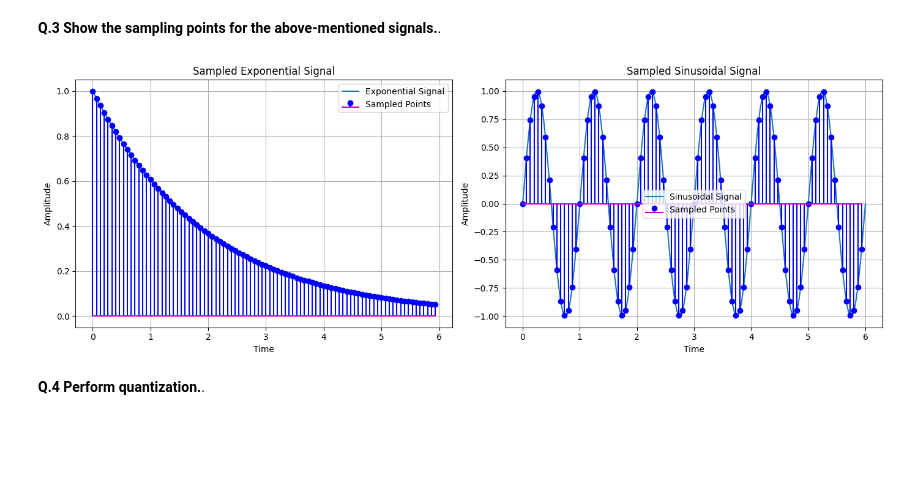
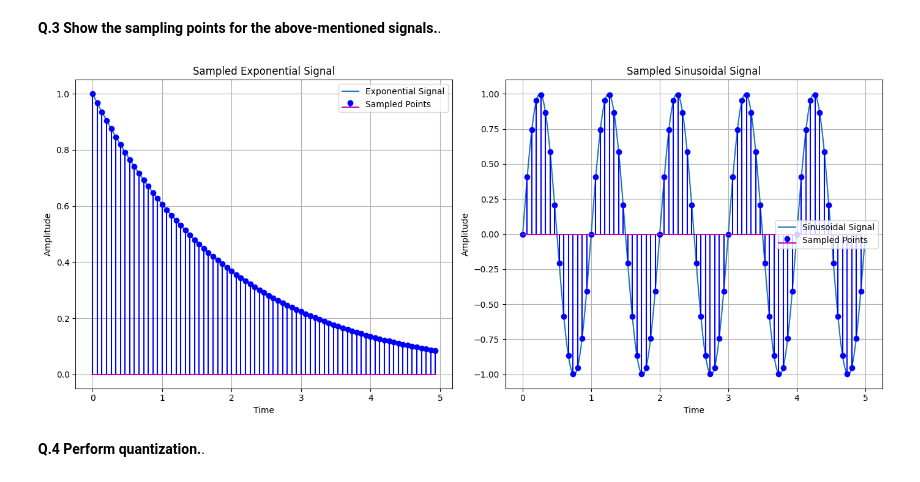
Before and after one commit to justsaumit/MCC, a Jupyter notebook: Lab01/Lab01-Sampling_and_Quantization.ipynb, the cells around one changed output. Saved outputs shown, nothing was run; the diff lists cells and outputs as text; code cells hidden in the pictures; blank space fills up the shorter version.

```diff
--- a/Lab01/Lab01-Sampling_and_Quantization.ipynb
+++ b/Lab01/Lab01-Sampling_and_Quantization.ipynb
@@ -25,21 +25,21 @@ For a sinusoidal signal, the equation is `x(t) = A * sin(2 * pi * f * t)`, where
 # Parameters for exponential signal
 a = 1.0                # Initial amplitude
 decay_factor = 0.5     # Decay factor, controls how fast the signal decreases
-signal_duration = 6    # Duration of the signal in seconds
+signal_duration = 5    # Duration of the signal in seconds
 sampling_rate = 15
 
 # Time values for the signal
+time = np.arange(0, signal_duration, 1/sampling_rate)
 #time = np.linspace(0, signal_duration, int(signal_duration * sampling_rate))
-time = np.arange(0, signal_duration, 1/sampling_rate)
 
 # Generate the exponential signal
 exponential_signal = a * np.exp(-decay_factor * time)
 # %%
 # Parameters for sinusoidal signal
-A = 1.0          # Amplitude of the sinusoidal wave
-f = 1                # Frequency in Hz
-num_samples = 1000   # Number of samples
-sine_duration = 6    # Duration of the signal in seconds
+A = 1.0             # Amplitude of the sinusoidal wave
+f = 1               # Frequency in Hz
+num_samples = 1000  # Number of samples
+sine_duration = 5   # Duration of the signal in seconds
 # Generate time values for the sinusoidal signal
 time_sin = np.linspace(0, sine_duration, num_samples)
 # Generate the sinusoidal signal
@@ -81,35 +82,39 @@ plt.show()
 **Q.3 Show the sampling points for the above-mentioned signals.**.
 # %%
 # Sampling
+# Generate time values for the sampled exponential and sinusoidal signal
 t_sampled = np.arange(0, signal_duration, 1/sampling_rate)
 t_sampled_sin = np.arange(0, sine_duration, 1/sampling_rate)
+# Generate sampled exponential and sinusoidal signal
 exp_signal_sampled = a * np.exp(-decay_factor * t_sampled)
 sin_signal_sampled = A * np.sin(2 * np.pi * f * t_sampled_sin)
 
 # Plotting
-plt.figure(figsize=(14, 5))
+plt.figure(figsize=(14, 6))
 
+# Left subplot for sampled exponential signal
 plt.subplot(1, 2, 1)
 plt.plot(time, exponential_signal, label='Exponential Signal')
 plt.stem(t_sampled, exp_signal_sampled, 'b', markerfmt='bo', basefmt="m", linefmt='b', label='Sampled Points')
 plt.title('Sampled Exponential Signal')
 plt.xlabel('Time')
 plt.ylabel('Amplitude')
 plt.grid(True)
 plt.legend()
 
+# Right subplot for sampled sinusoidal signal
 plt.subplot(1, 2, 2)
 plt.plot(time_sin, sinusoidal_signal, label='Sinusoidal Signal')
 plt.stem(t_sampled_sin, sin_signal_sampled, 'b', markerfmt='bo', basefmt="m", linefmt='b', label='Sampled Points')
 plt.title('Sampled Sinusoidal Signal')
 plt.xlabel('Time')
 plt.ylabel('Amplitude')
 plt.grid(True)
 plt.legend()
 
 plt.tight_layout()
 plt.show()
 # %% [output]
-[figure, old version]
+[figure, new version]
 # %% [markdown]
 **Q.4 Perform quantization.**.
```
Also changed, not shown: parts of 4 cells of this notebook.
